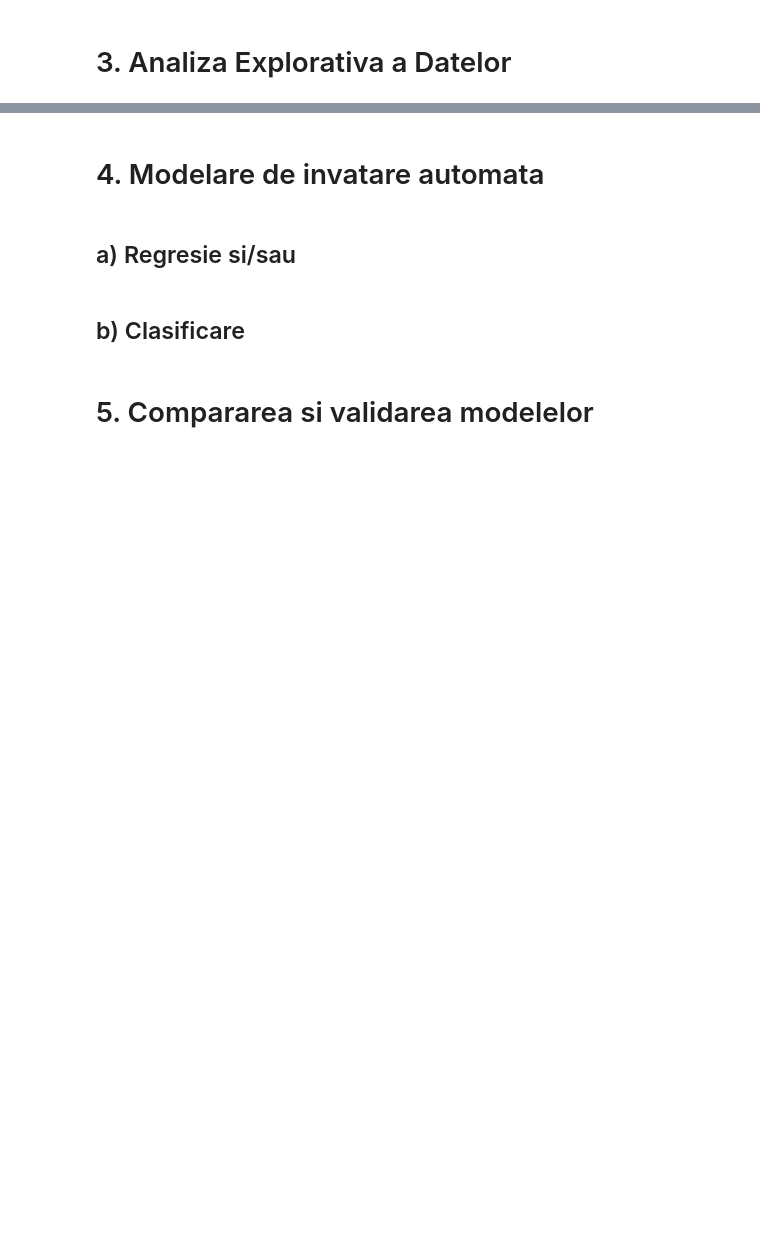
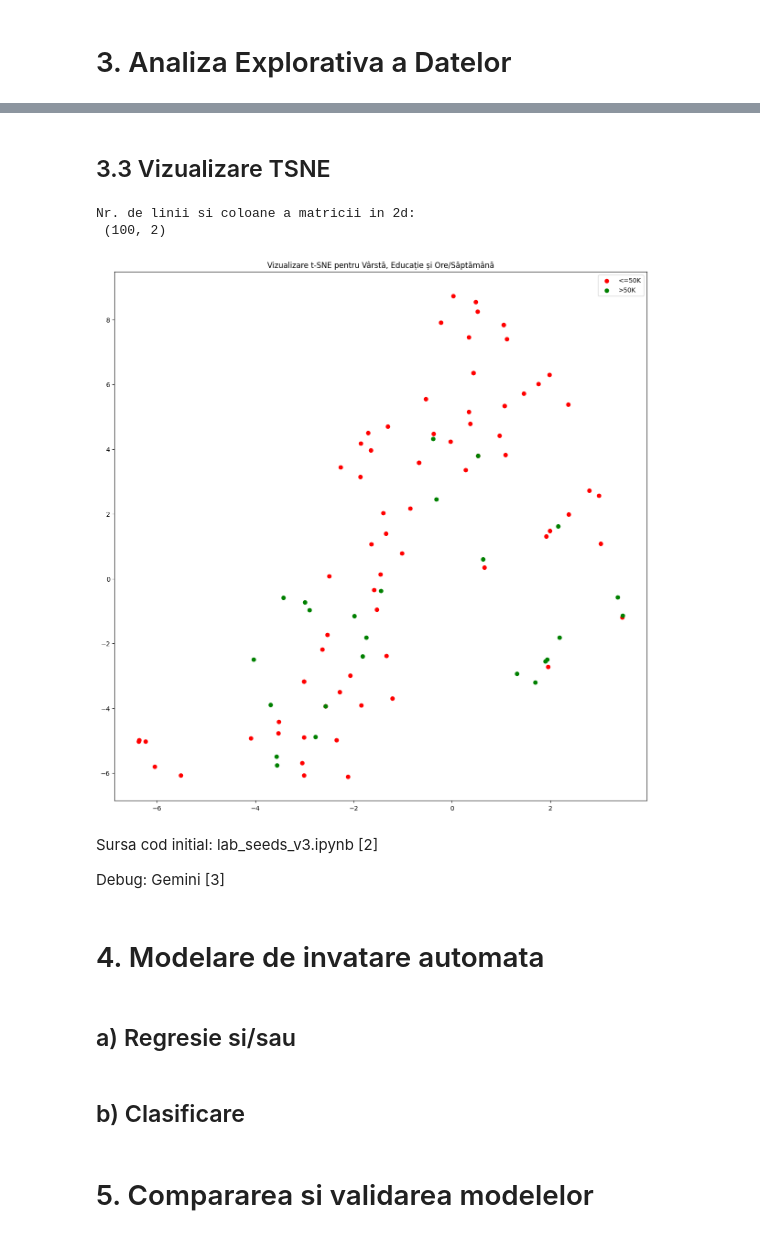
Before and after one commit to alex-olar-2/tehinva-project, a Jupyter notebook: olar_alex_tema_b_income_classification.ipynb, the cells around one changed output, grey strips where cells are left out. Drawn from its saved outputs; the diff is of its cells as text; code cells hidden in the pictures; blank space fills up the shorter version.

```diff
--- a/olar_alex_tema_b_income_classification.ipynb
+++ b/olar_alex_tema_b_income_classification.ipynb
@@ -76,3 +164,57 @@ Primele 2 valori din vectorul coloanei income:
+# %% [markdown]
+## 3.3 Vizualizare TSNE
+# %%
+from sklearn.manifold import TSNE
+from matplotlib import pyplot as plt
+
+def afisTSNE(matrix_data_frame_without_income, income_feature_vector, n_components = 2):
+    tsne = TSNE(n_components, random_state = 0)
+
+    indici_numerici = [0, 4, 12]
+
+    matrix_data_frame_without_income_2d = tsne.fit_transform(
+        matrix_data_frame_without_income[:, indici_numerici].astype(float)
+    )
+    print("Nr. de linii si coloane a matricii in 2d: \n", matrix_data_frame_without_income_2d.shape)
+
+    target_ids = range(1, len(target_names) + 1)
+
+    fig = plt.figure(figsize=(15, 15))
+    if n_components == 3:
+        ax = fig.add_subplot(111, projection='3d')
+
+    colors = 'r', 'g', 'b', 'c', 'm', 'y', 'k', 'w', 'orange', 'purple'
+
+    for i, c, label in zip(target_ids, colors, target_names):
+        if n_components==2:
+            plt.scatter(
+                matrix_data_frame_without_income_2d[income_feature_vector == i, 0].astype(float),
+                matrix_data_frame_without_income_2d[income_feature_vector == i, 1].astype(float),
+                c=c,
+                label=label
+            )
+        else:
+            ax.scatter(
+                matrix_data_frame_without_income_2d[income_feature_vector == i, 0].astype(float),
+                matrix_data_frame_without_income_2d[income_feature_vector == i, 1].astype(float),
+                matrix_data_frame_without_income_2d[income_feature_vector == i, 2].astype(float),
+                c=c,
+                label=label
+            )
+
+    plt.legend()
+    plt.title("Vizualizare t-SNE pentru Vârstă, Educație și Ore/Săptămână")
+    plt.show()
+
+afisTSNE(matrix_data_frame_without_income[:100], income_feature_vector[:100])
+# %% [output]
+Nr. de linii si coloane a matricii in 2d:
+ (100, 2)
+[figure, added]
+# %% [markdown]
+Sursa cod initial: lab_seeds_v3.ipynb [2]
+
+Debug: Gemini [3]
 # %% [markdown]
 # 4. Modelare de invatare automata
 # %% [markdown]
```
Also changed, not shown: parts of 11 cells of this notebook.
